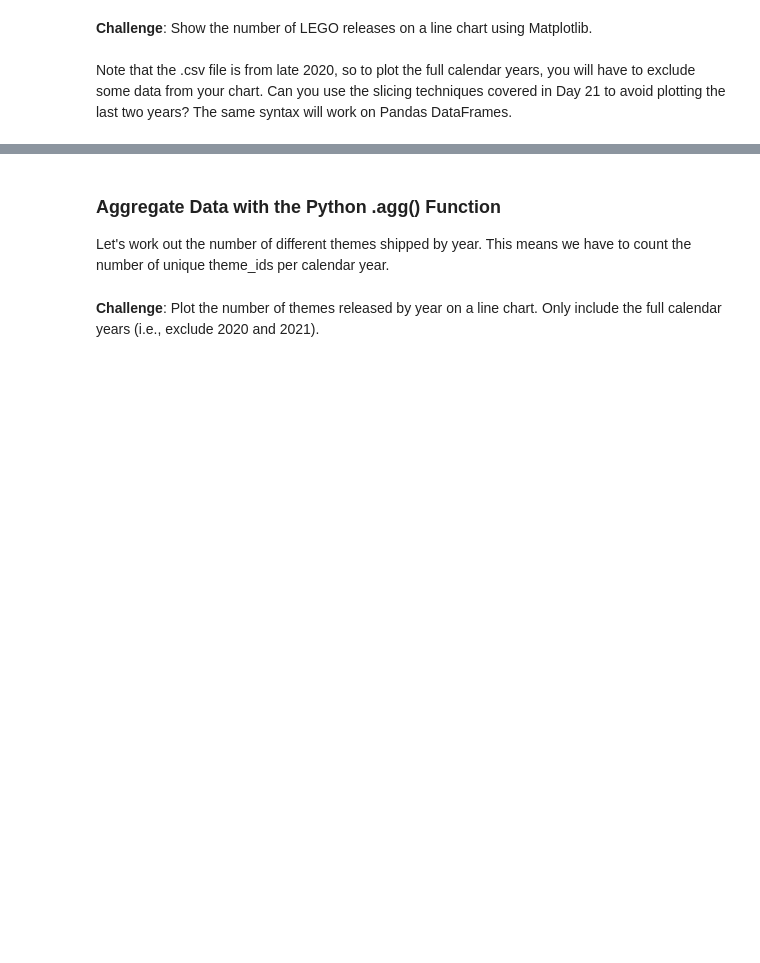
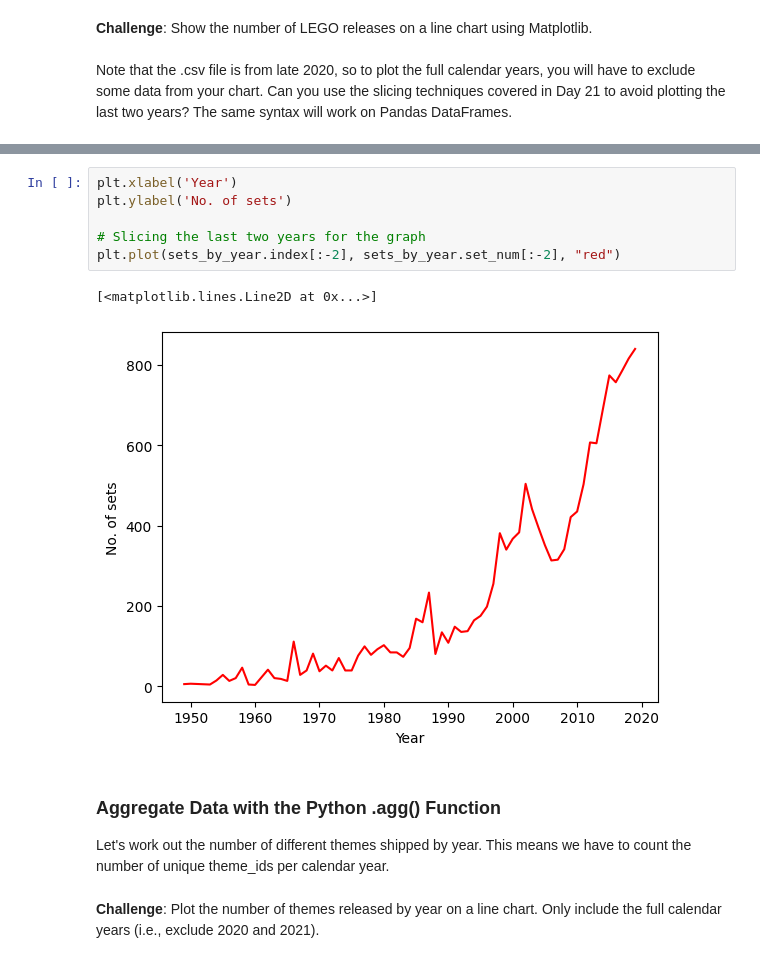
Before and after one commit to keshavpj1711/Python_100-Days, a Jupyter notebook: Advanced/74AnalyzeLegoDataset/LegoDatasetAnalyze.ipynb, the cells around one changed output, grey strips where cells are left out. Cells and saved outputs as stored; diff of their text form; blank space fills up the shorter version.

```diff
--- a/Advanced/74AnalyzeLegoDataset/LegoDatasetAnalyze.ipynb
+++ b/Advanced/74AnalyzeLegoDataset/LegoDatasetAnalyze.ipynb
@@ -175,3 +197,12 @@ Note that the .csv file is from late 2020, so to plot the full calendar years, y
+# %%
+plt.xlabel('Year')
+plt.ylabel('No. of sets')
+
+# Slicing the last two years for the graph
+plt.plot(sets_by_year.index[:-2], sets_by_year.set_num[:-2], "red")
+# %% [output]
+[<matplotlib.lines.Line2D at 0x...>]
+[figure, added]
 # %% [markdown]
 ### Aggregate Data with the Python .agg() Function
 
```
Also changed, not shown: parts of 4 cells of this notebook.
